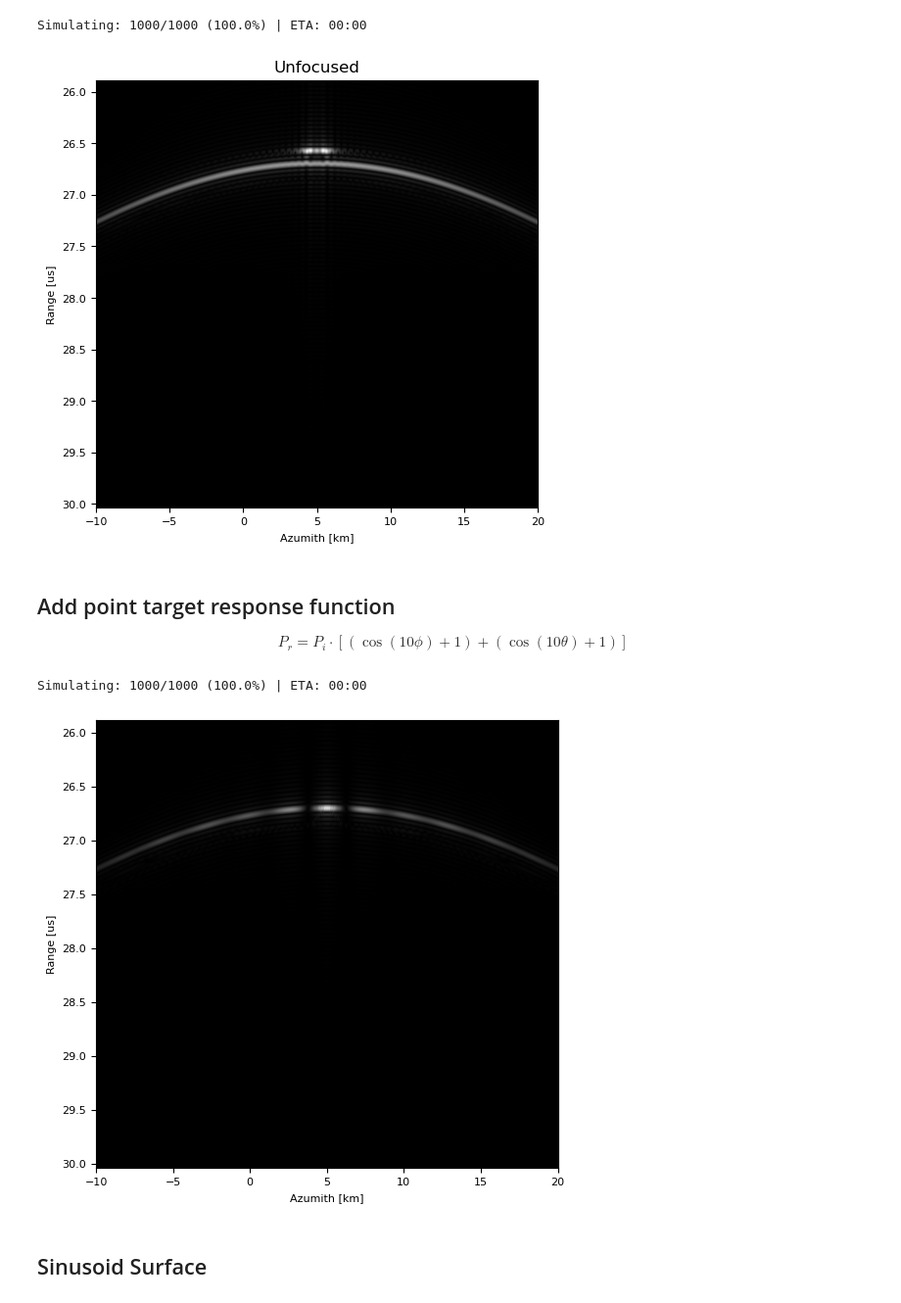
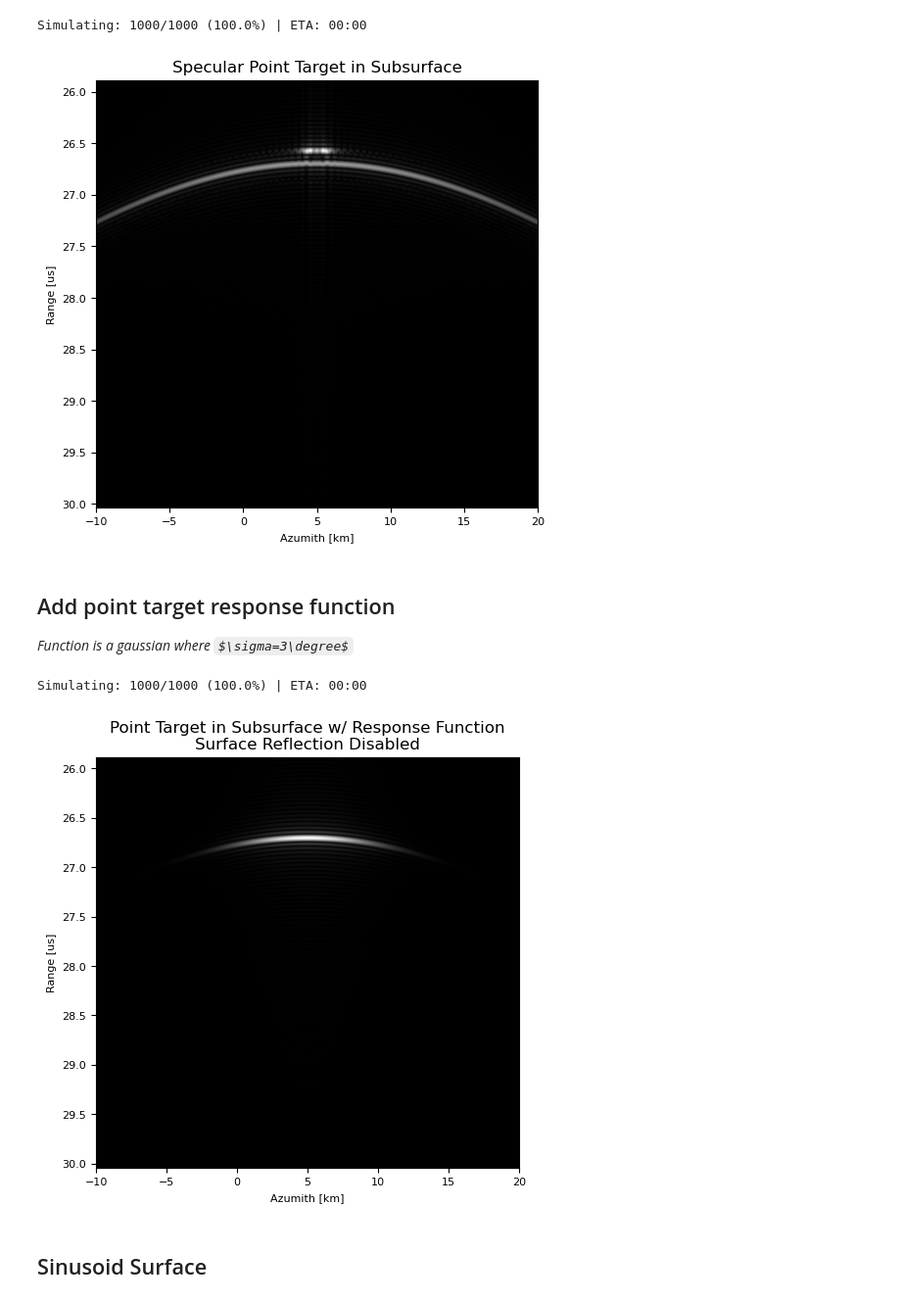
Before and after one commit to Nacnud04/EuropaRaypaths, a Jupyter notebook: examples/Examples.ipynb, the cells around one changed output. Shown: that part at 98% size. Drawn from its saved outputs; the diff is of its cells as text; code cells hidden in the pictures; some formulas as TeX source.

Commit message:
Fixed target response bug

```diff
--- a/examples/Examples.ipynb
+++ b/examples/Examples.ipynb
@@ -40,7 +40,7 @@ for x in np.linspace(-10e3, 20e3, n):
     ss.append(source)
 
 # target location
-t = (5000, 5000, -500)   # target location (x, y, z)
+t = (5000, 5050, -500)   # target location (x, y, z)
 # %%
 rdrgrm, time = run_sim_ms(surf, ss, t, reflect=True, polarization='v', sltrng=False)
 # %% [output]
@@ -52,27 +52,28 @@ ax.imshow(np.abs(rdrgrm), cmap="gray", aspect=7, extent=extent)
 ax.set_xlabel("Azumith [km]", fontsize=8)
 ax.set_ylabel("Range [us]", fontsize=8)
 ax.tick_params(labelsize=8)
+ax.set_title("Specular Point Target in Subsurface")
 plt.show()
 # %% [output]
-[figure, old version]
+[figure, new version]
 # %% [markdown]
 ## Add point target response function
-
-$$P_r = P_i \cdot \left[(\cos(10\phi) + 1) + (\cos(10\theta) + 1)\right]$$
+*Function is a gaussian where $\sigma=3\degree$*
 # %%
-rdrgrm, time = run_sim_ms(surf, ss, t, reflect=False, polarization='v', sltrng=False, pt_response="sinusoidal")
+rdrgrm, time = run_sim_ms(surf, ss, t, reflect=False, polarization='v', sltrng=False, pt_response="gaussian")
 # %% [output]
 Simulating: 1000/1000 (100.0%) | ETA: 00:00
 # %%
 extent = (-10, 20, np.max(time)/1e3, np.min(time)/1e3)
 fig, ax = plt.subplots(1, figsize=(10, 5), constrained_layout=True)
 ax.imshow(np.abs(rdrgrm), cmap="gray", aspect=7, extent=extent)
 ax.set_xlabel("Azumith [km]", fontsize=8)
 ax.set_ylabel("Range [us]", fontsize=8)
 ax.tick_params(labelsize=8)
+ax.set_title("Point Target in Subsurface w/ Response Function\nSurface Reflection Disabled")
 plt.show()
 # %% [output]
-[figure, old version]
+[figure, new version]
 # %% [markdown]
 ## Sinusoid Surface
 # %%
```
Also changed, not shown: parts of 1 cell of this notebook, 2 other files.
